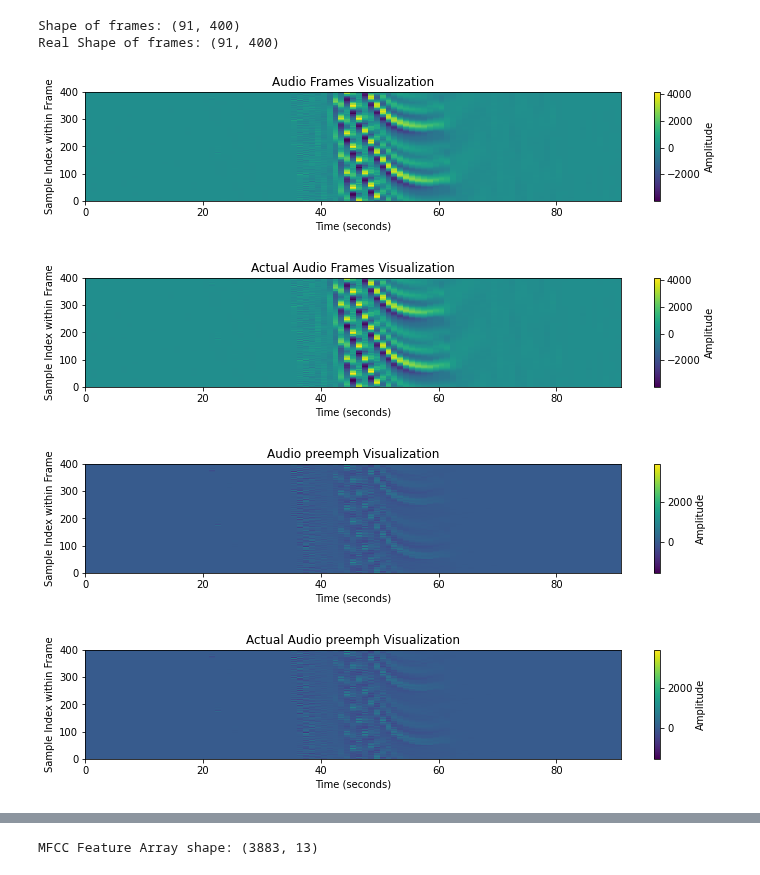
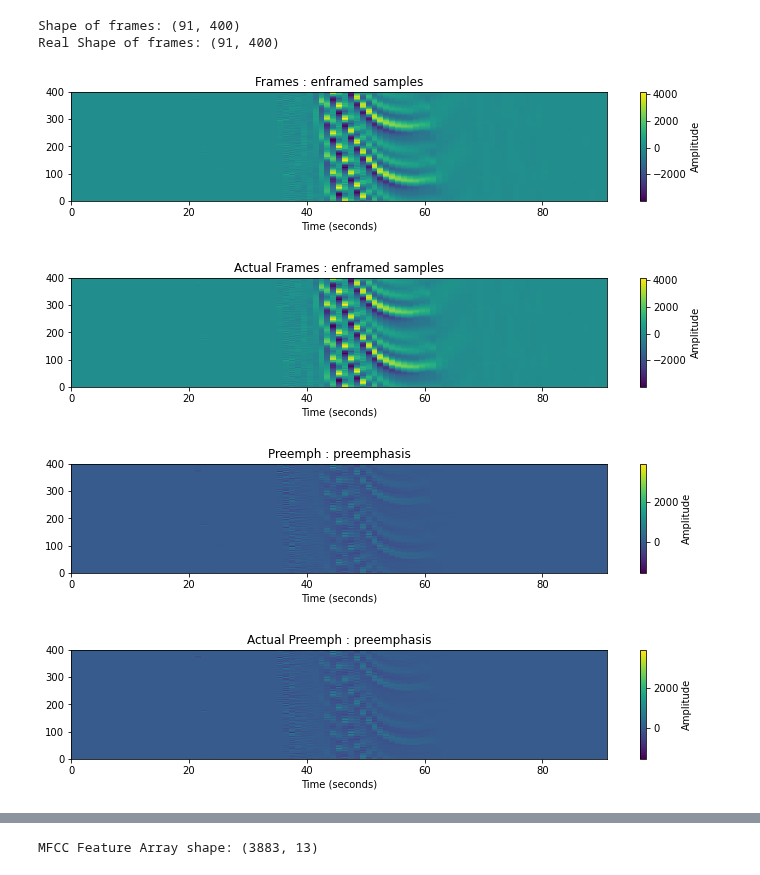
Before and after one commit to kyebinan/Speach-Speaker-Recognition, a Jupyter notebook: Lab1/lab1.ipynb, the cells around one changed output, grey strips where cells are left out. Cells and saved outputs as stored; diff of their text form; code cells hidden in the pictures.

```diff
--- a/Lab1/lab1.ipynb
+++ b/Lab1/lab1.ipynb
@@ -42,24 +44,22 @@ Real Shape of frames: (91, 400)
 # %%
 # Plotting with pcolormesh
 plt.figure(figsize=(12, 2))
 plt.pcolormesh(frames.T, cmap='viridis')
 plt.colorbar(label='Amplitude')
 plt.xlabel('Time (seconds)')
-plt.ylabel('Sample Index within Frame')
-plt.title('Audio Frames Visualization')
+plt.title('Frames : enframed samples')
 plt.show()
 
 # Plotting with pcolormesh
 plt.figure(figsize=(12, 2))
 plt.pcolormesh(example["frames"].T, cmap='viridis')
 plt.colorbar(label='Amplitude')
 plt.xlabel('Time (seconds)')
-plt.ylabel('Sample Index within Frame')
-plt.title('Actual Audio Frames Visualization')
+plt.title('Actual Frames : enframed samples')
 plt.show()
 # %% [output]
-[figure, old version]
+[figure, new version]
-[figure, old version]
+[figure, new version]
 # %%
 preemph = proto.preemp(frames)
 # %%
@@ -69,8 +69,7 @@ plt.figure(figsize=(12, 2))
 plt.pcolormesh(preemph.T, cmap='viridis')
 plt.colorbar(label='Amplitude')
 plt.xlabel('Time (seconds)')
-plt.ylabel('Sample Index within Frame')
-plt.title('Audio preemph Visualization')
+plt.title('Preemph : preemphasis')
 plt.show()
 
 
@@ -79,12 +78,11 @@ plt.figure(figsize=(12, 2))
 plt.pcolormesh(example["preemph"].T, cmap='viridis')
 plt.colorbar(label='Amplitude')
 plt.xlabel('Time (seconds)')
-plt.ylabel('Sample Index within Frame')
-plt.title('Actual Audio preemph Visualization')
+plt.title('Actual Preemph : preemphasis')
 plt.show()
 # %% [output]
-[figure, old version]
+[figure, new version]
-[figure, old version]
+[figure, new version]
 # %%
 windowed = proto.windowing(preemph)
 # %%
```
Also changed, not shown: parts of 10 cells of this notebook.
